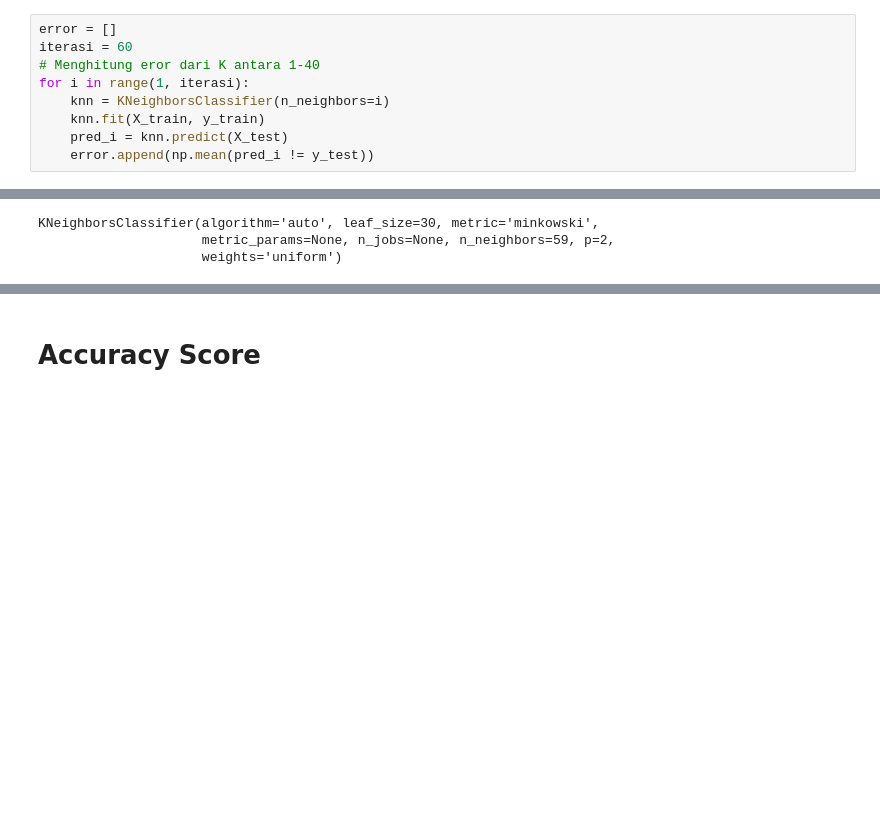
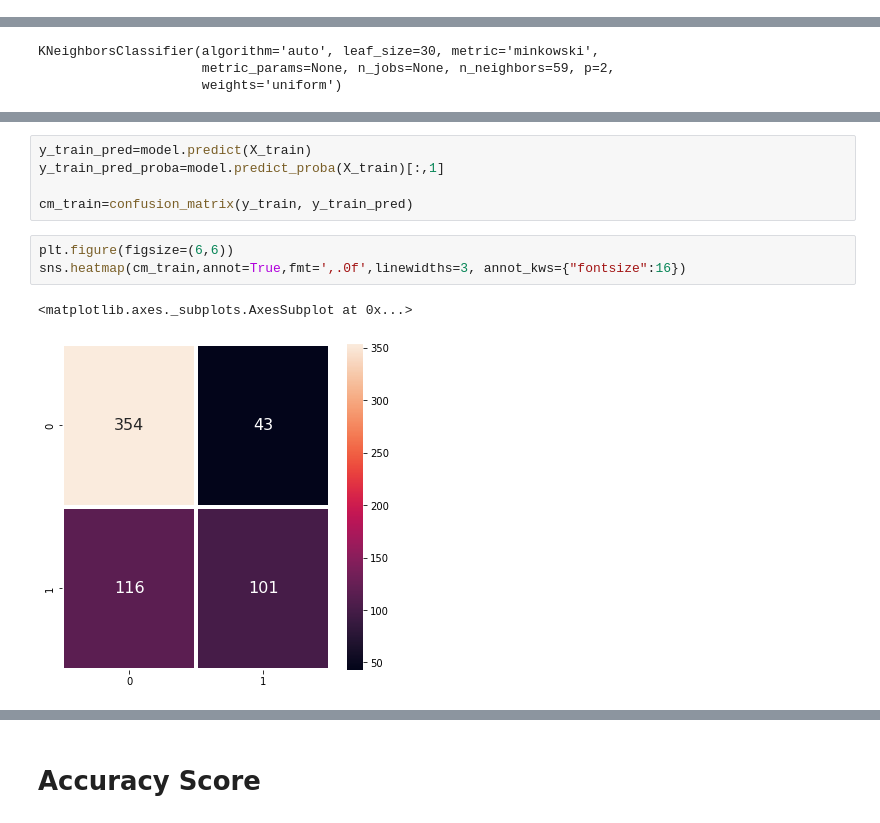
Before and after one commit to taqiyyaghazi/diabetes-prediction-with-machine-learning, a Jupyter notebook: diabetes_classification.ipynb, the cells around one changed output, grey strips where cells are left out. Drawn from its saved outputs; the diff is of its cells as text; blank space fills up the shorter version.

Commit message:
Menambah Model Validation
Model validation menggunakan Basic Validation, Cross-Validation, Bias-variance trade-off

```diff
--- a/diabetes_classification.ipynb
+++ b/diabetes_classification.ipynb
@@ -253,12 +254,3 @@ X_train, X_test, y_train, y_test = train_test_split(X, y, test_size=0.2, random_
 # %%
 # Import modul KNN
 from sklearn.neighbors import KNeighborsClassifier
-# %%
-error = []
-iterasi = 60
-# Menghitung eror dari K antara 1-40
-for i in range(1, iterasi):
-    knn = KNeighborsClassifier(n_neighbors=i)
-    knn.fit(X_train, y_train)
-    pred_i = knn.predict(X_test)
-    error.append(np.mean(pred_i != y_test))
@@ -286,0 +288,11 @@ y_pred = model.predict(X_test)
+# %%
+y_train_pred=model.predict(X_train)
+y_train_pred_proba=model.predict_proba(X_train)[:,1]
+
+cm_train=confusion_matrix(y_train, y_train_pred)
+# %%
+plt.figure(figsize=(6,6))
+sns.heatmap(cm_train,annot=True,fmt=',.0f',linewidths=3, annot_kws={"fontsize":16})
+# %% [output]
+<matplotlib.axes._subplots.AxesSubplot at 0x...>
+[figure, added]
```
Also changed, not shown: parts of 19 cells of this notebook.
